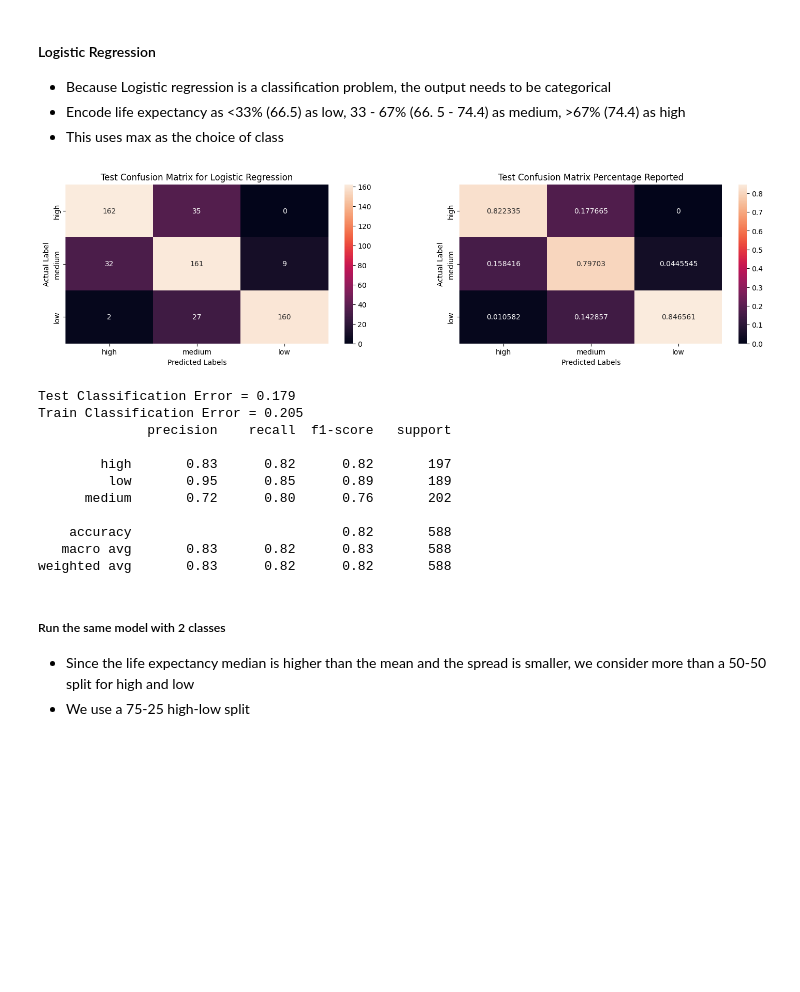
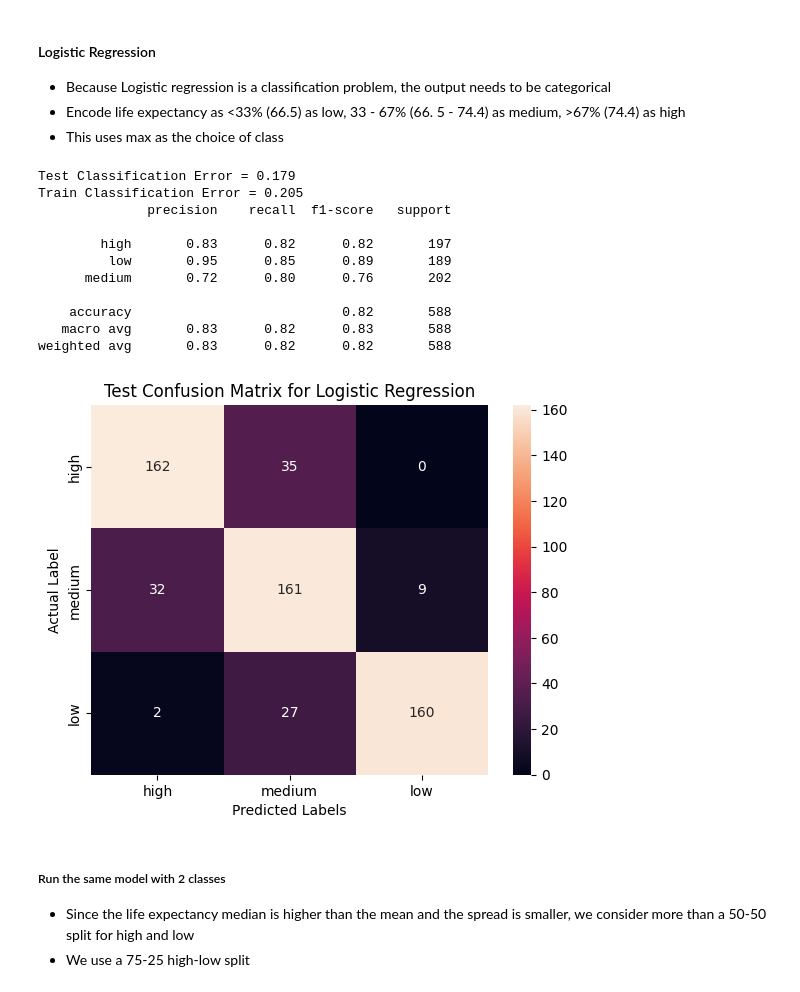
Before and after one commit to rishab-t0910/stat432_final_project, a Jupyter notebook: final_project.ipynb, the cells around one changed output. Saved outputs shown, nothing was run; the diff lists cells and outputs as text; code cells hidden in the pictures; blank space fills up the shorter version.

```diff
--- a/final_project.ipynb
+++ b/final_project.ipynb
@@ -129,7 +144,7 @@ Name: Life expectancy, dtype: float64
 # %%
 np.random.seed(12)
 model_three_df = df.copy()
-fig, axes = plt.subplots(nrows=1, ncols=2, figsize = (18, 4))
+# fig, axes = plt.subplots(nrows=1, ncols=1, figsize = (6, 4))
 three_classes = ['high', 'medium', 'low']
 
 ## Split train and test
@@ -150,61 +165,62 @@ test_data['Life expectancy category'] = test_data['Life expectancy'].apply(lambd
 
 scaler = StandardScaler()
 X_three_train, y_three_train = scaler.fit_transform(train_data[pred]), train_data['Life expectancy category']
 X_three_test, y_three_test = scaler.fit_transform(test_data[pred]), test_data['Life expectancy category']
 
 # Construct model
 three_log_mod = LogisticRegression(random_state = 4)
 three_log_mod.fit(X_three_train, y_three_train)
 y_three_pred = three_log_mod.predict(X_three_test)
 y_three_train_pred = three_log_mod.predict(X_three_train)
 
 ## Combine results in df
 three_test_results = pd.DataFrame({"Country": test_data['Country'], "Year": test_data['Year'], "Prediction": y_three_pred, "Actual": y_three_test})
 three_prob_prediction = three_log_mod.predict_proba(X_three_test)
 
 for i in range(len(three_classes)):
     three_test_results[f'P({three_classes[i]})'] = three_prob_prediction[:, i]
 
 three_test_conf_matrix = confusion_matrix(y_true = three_test_results['Actual'], y_pred = three_test_results['Prediction'], labels = three_classes)
-sns.heatmap(three_test_conf_matrix, annot = True, fmt = 'g', ax=axes[0])
+sns.heatmap(three_test_conf_matrix, annot = True, fmt = 'g')
 
-axes[0].set_xlabel("Predicted Labels")
-axes[0].set_ylabel("Actual Label")
-axes[0].set_title("Test Confusion Matrix for Logistic Regression")
-axes[0].set_xticks(ticks = [0.5, 1.5, 2.5], labels = three_classes)
-axes[0].set_yticks(ticks = [0.5, 1.5, 2.5], labels = three_classes)
+plt.xlabel("Predicted Labels")
+plt.ylabel("Actual Label")
+plt.title("Test Confusion Matrix for Logistic Regression")
+plt.xticks(ticks = [0.5, 1.5, 2.5], labels = three_classes)
+plt.yticks(ticks = [0.5, 1.5, 2.5], labels = three_classes)
+plt.savefig(f"{path}/Confusion Matrix for 3 class")
 
-three_row_sum = np.sum(three_test_conf_matrix, axis=1)
-three_percent_confusion = three_test_conf_matrix/three_row_sum[:, np.newaxis]
-sns.heatmap(three_percent_confusion, annot = True, fmt = 'g', ax=axes[1])
+# three_row_sum = np.sum(three_test_conf_matrix, axis=1)
+# three_percent_confusion = three_test_conf_matrix/three_row_sum[:, np.newaxis]
+# sns.heatmap(three_percent_confusion, annot = True, fmt = 'g', ax=axes[1])
 
-axes[1].set_xlabel("Predicted Labels")
-axes[1].set_ylabel("Actual Label")
-axes[1].set_title("Test Confusion Matrix Percentage Reported")
-axes[1].set_xticks(ticks = [0.5, 1.5, 2.5], labels = three_classes)
-axes[1].set_yticks(ticks = [0.5, 1.5, 2.5], labels = three_classes)
-plt.show()
+# axes[1].set_xlabel("Predicted Labels")
+# axes[1].set_ylabel("Actual Label")
+# axes[1].set_title("Test Confusion Matrix Percentage Reported")
+# axes[1].set_xticks(ticks = [0.5, 1.5, 2.5], labels = three_classes)
+# axes[1].set_yticks(ticks = [0.5, 1.5, 2.5], labels = three_classes)
+# plt.show()
 
 three_test_classification_error = 1-(sum(np.diag(three_test_conf_matrix))/sum(sum(three_test_conf_matrix)))
 
-print("Test Classification Error =", round(three_test_classification_error, 3))
+print("Test Classification Error =", round(1-accuracy_score(y_true = three_test_results['Actual'], y_pred=three_test_results['Prediction']), 3))
 print("Train Classification Error =", round(1-accuracy_score(y_true = y_three_train, y_pred=y_three_train_pred), 3))
 
 ## Recall = Sensitivity = TP/(TP + FN), Precision = TP/(TP + FP), F1 score = 2 * Precision * Sensitivity/(Precision + Sensitivity), Support = Row Sum
 print(classification_report(y_true = y_three_test, y_pred = y_three_pred))
 # %% [output]
+Test Classification Error = 0.179
+Train Classification Error = 0.205
+              precision    recall  f1-score   support
+
+        high       0.83      0.82      0.82       197
+         low       0.95      0.85      0.89       189
+      medium       0.72      0.80      0.76       202
+
+    accuracy                           0.82       588
+   macro avg       0.83      0.82      0.83       588
+weighted avg       0.83      0.82      0.82       588
-[figure, old version]
+[figure, new version]
-Test Classification Error = 0.179
-Train Classification Error = 0.205
-              precision    recall  f1-score   support
-
-        high       0.83      0.82      0.82       197
-         low       0.95      0.85      0.89       189
-      medium       0.72      0.80      0.76       202
-
-    accuracy                           0.82       588
-   macro avg       0.83      0.82      0.83       588
-weighted avg       0.83      0.82      0.82       588
 # %% [markdown]
 ##### Run the same model with 2 classes
 - Since the life expectancy median is higher than the mean and the spread is smaller, we consider more than a 50-50 split for high and low
```
Also changed, not shown: parts of 5 cells of this notebook, 10 other files.
